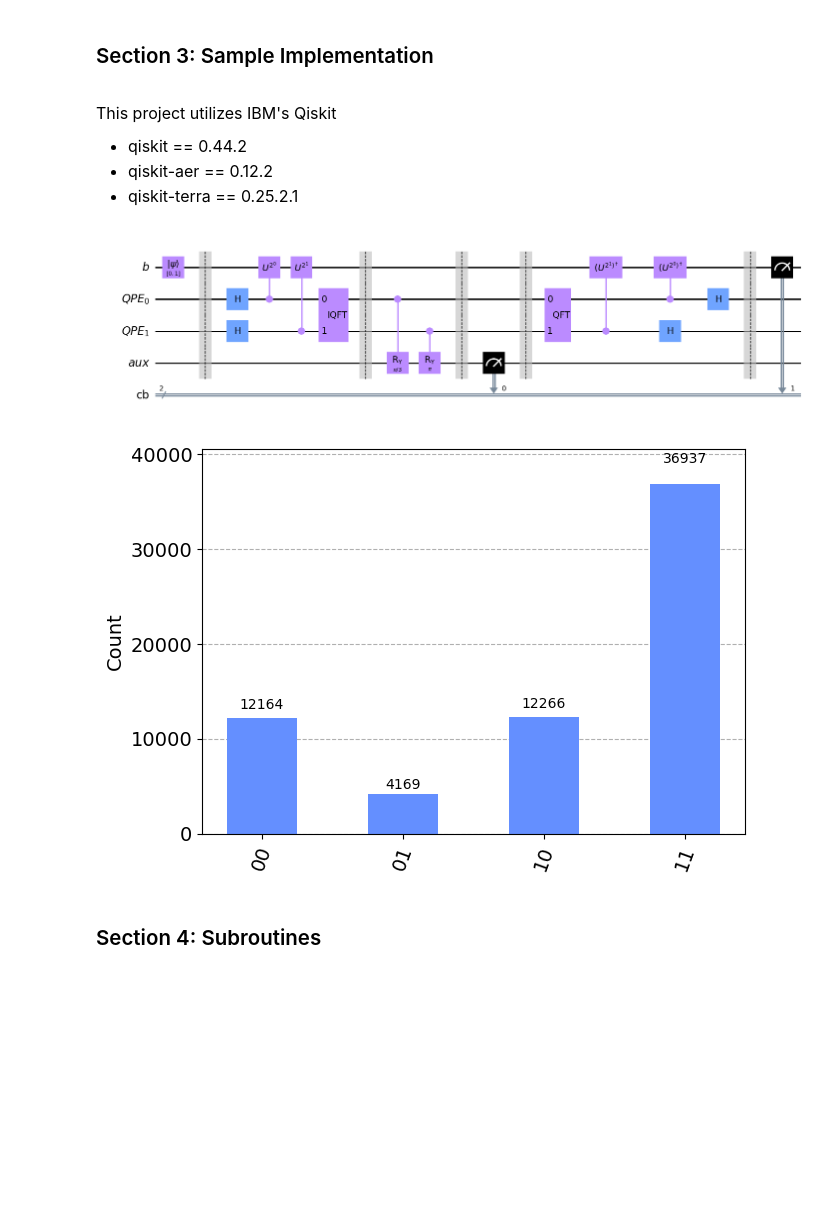
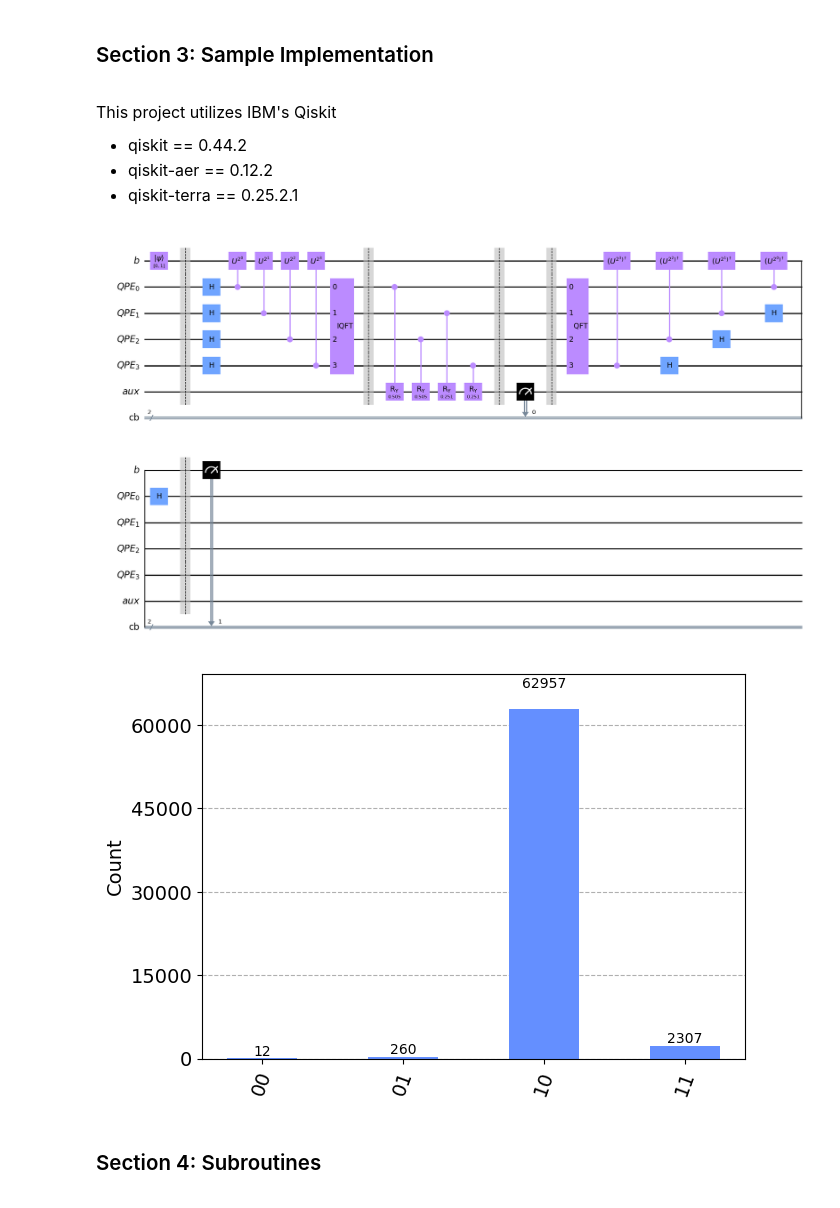
Before and after one commit to sonnyloweus/HHL-Quantum-Linear-Algebra, a Jupyter notebook: QuantumLinearAlgebra_HHL_v2.ipynb, the cells around one changed output. Saved outputs shown, nothing was run; the diff lists cells and outputs as text; code cells hidden in the pictures; blank space fills up the shorter version.

```diff
--- a/QuantumLinearAlgebra_HHL_v2.ipynb
+++ b/QuantumLinearAlgebra_HHL_v2.ipynb
@@ -305,10 +305,9 @@ def hhl_circuit(
     eigenvalues_qpe = QPE_extractor(b,U,nb,nq,tol,t)
     C_coeff = np.min(eigenvalues_qpe)
     thetas = 2 * np.arcsin(1/eigenvalues_qpe)
-
     eigrot_circ = QuantumCircuit(n_b, n_q, n_a, cb)
     for i in range(len(thetas)):
-        eigrot_circ.cry(thetas[i], n_q[i], n_a)
+        eigrot_circ.cry(thetas[i], [n_q[i], n_q[i+2]], n_a)
     eigrot_circ.barrier()
 
     #### MEASURING ANCILLA ####
@@ -343,49 +342,27 @@ def hhl_circuit(
 
     return A, b, circuit
 # %%
-tol = 1e-1
+tol = 1e-2
 ev_time = pi
 
 # A is a 3x3 invertible non hermitian sparse matrix that is well scaled
 # A = np.array([[1, 0, 0],
 #               [0, 3/4, 1/2],
 #               [0, 0, 1/4]])
 # b = np.array([0, 0, 1])
 A = np.array([[3/4, 1/4],
               [1/4, 3/4]])
 b = np.array([0, 1])
 A, b, hhl = hhl_circuit(A, b, tol, ev_time)
 hhl.draw('mpl')
 # %% [output]
-[figure, old version]
+[figure, new version]
 # %%
-# QPE_verifier(hhl, tol, ev_time)
-
 job = execute(hhl, backend=backend_qasm, shots=2**16)
 counts = job.result().get_counts()
 plot_histogram(counts)
-
-# success = False
-# solution_state = None
-# while(not success):
-#     simulator = Aer.get_backend('statevector_simulator')
-#     result = execute(hhl, backend=simulator).result()
-#     state = Statevector(result.get_statevector())
-#
-#     # Extract the solution vector from the relevant qubits (assuming the solution qubits are last)
-#     state_vector_array = np.array(state)
-#     solution_state = state_vector_array[-2**1:]
-#     if not np.allclose(np.linalg.norm(solution_state), 0):
-#         success = True
-#
-# x_classical = np.linalg.solve(A, b)
-# print("Classical Solution:", x_classical)
-# print("Quantum Solution:", np.round(solution_state, decimals=10))
-#
-# residual = np.linalg.norm(A @ solution_state - b)
-# print("Residual error:", residual)
 # %% [output]
-[figure, old version]
+[figure, new version]
 # %% [markdown]
 <div style="font-family: 'Times New Roman'; font-size: 16px;">
 
```
